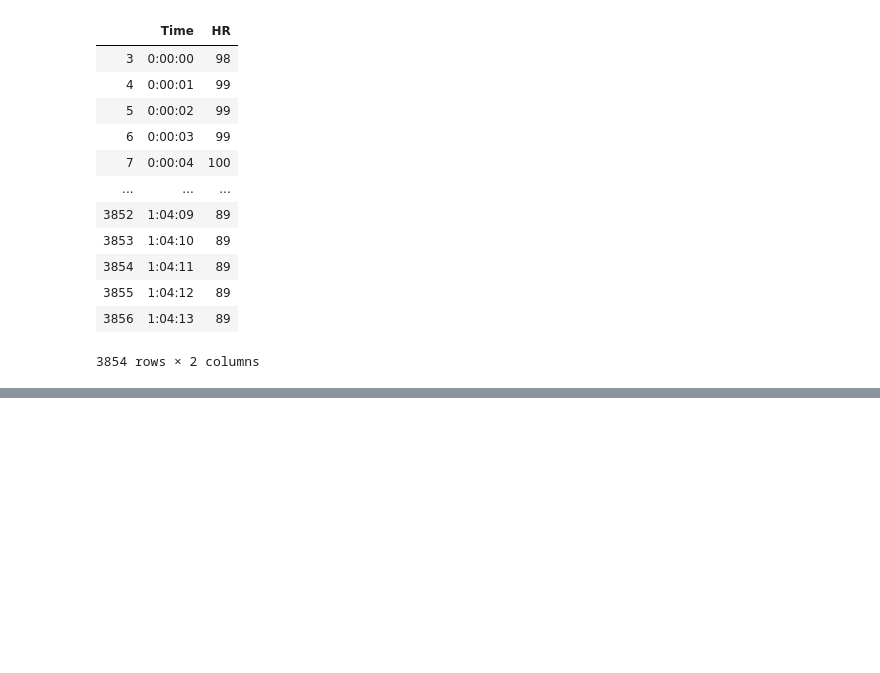
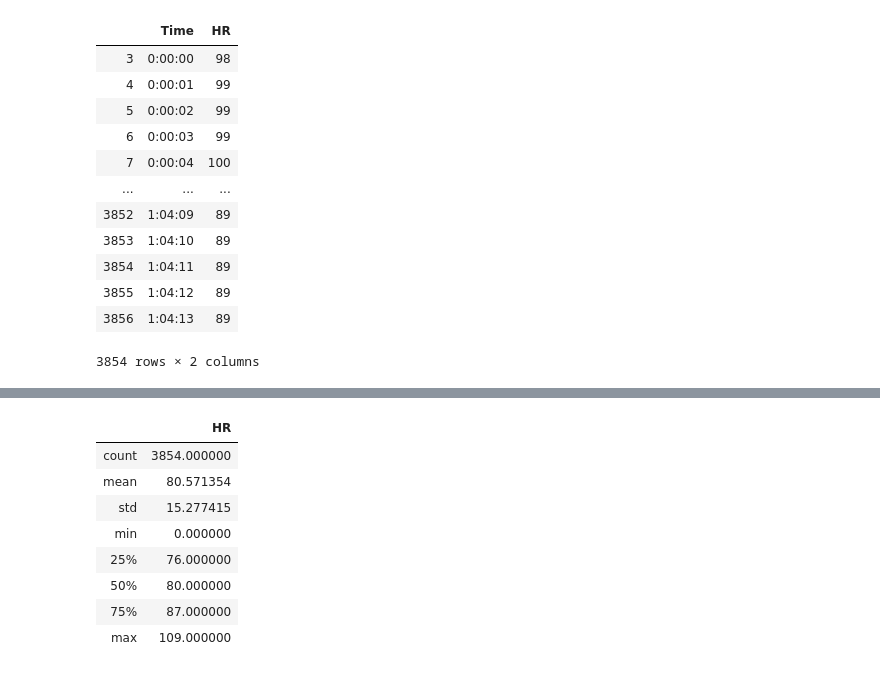
Before and after one commit to ioana-loop/DINA, a Jupyter notebook: DINA HR Analysis 1.ipynb, the cells around one changed output, grey strips where cells are left out. Cells and saved outputs as stored; diff of their text form; code cells hidden in the pictures; blank space fills up the shorter version.

```diff
--- a/DINA HR Analysis 1.ipynb
+++ b/DINA HR Analysis 1.ipynb
@@ -183,0 +198,12 @@ AttributeError: Can only use .dt accessor with datetimelike values
+# %%
+df4.describe()
+# %% [output]
+|  | HR |
+| count | 3854.000000 |
+| mean | 80.571354 |
+| std | 15.277415 |
+| min | 0.000000 |
+| 25% | 76.000000 |
+| 50% | 80.000000 |
+| 75% | 87.000000 |
+| max | 109.000000 |
```
Also changed, not shown: parts of 22 cells of this notebook.
